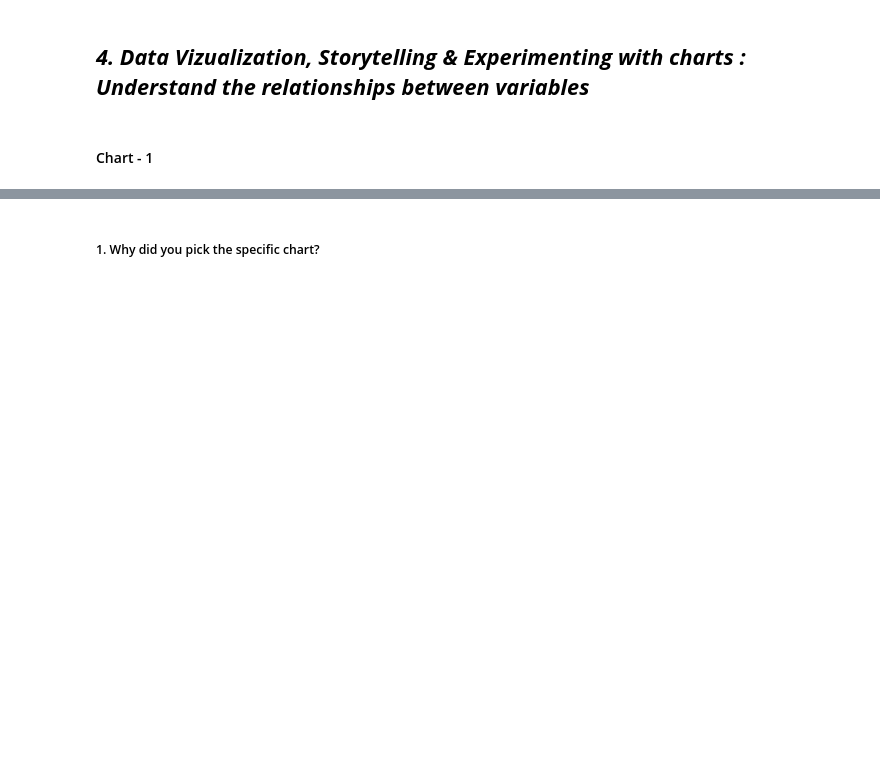
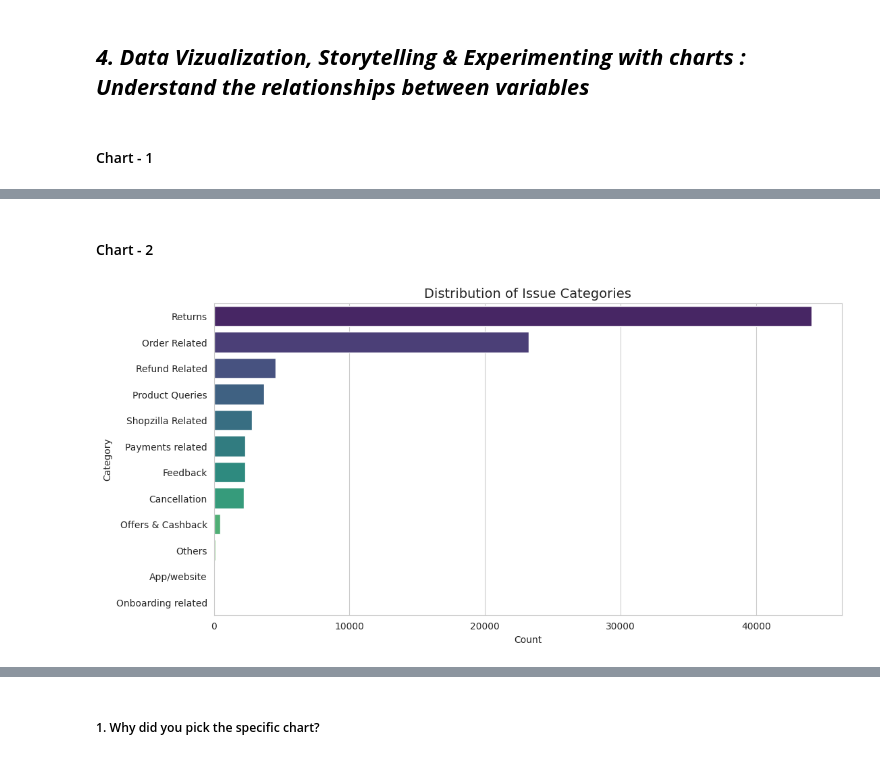
Before and after one commit to KolekarPramod/E-Commerce-Customer-Satisfaction-Score-Prediction, a Jupyter notebook: DeepCSAT_E_Commerce_Customer_Satisfaction_Score_Prediction.ipynb, the cells around one changed output, grey strips where cells are left out. Saved outputs shown, nothing was run; the diff lists cells and outputs as text; code cells hidden in the pictures; blank space fills up the shorter version.

```diff
--- a/DeepCSAT_E_Commerce_Customer_Satisfaction_Score_Prediction.ipynb
+++ b/DeepCSAT_E_Commerce_Customer_Satisfaction_Score_Prediction.ipynb
@@ -295,0 +322,15 @@ Unique values in column CSAT Score
+# %% [markdown]
+#### Chart - 2
+# %%
+# Chart - 2 visualization code
+# Set style
+sns.set_style("whitegrid")
+
+plt.figure(figsize=(12, 6))
+sns.countplot(y=df["category"], order=df["category"].value_counts().index, palette="viridis")
+plt.title("Distribution of Issue Categories", fontsize=14)
+plt.xlabel("Count")
+plt.ylabel("Category")
+plt.show()
+# %% [output]
+[figure, added]
```
Also changed, not shown: parts of 97 cells of this notebook.
